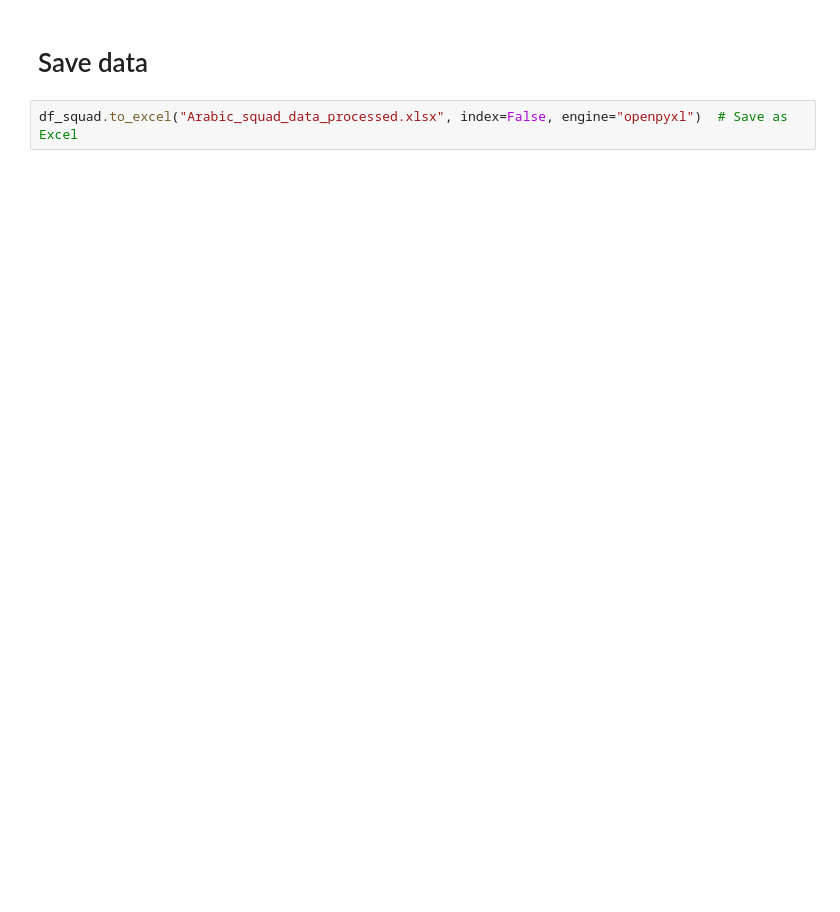
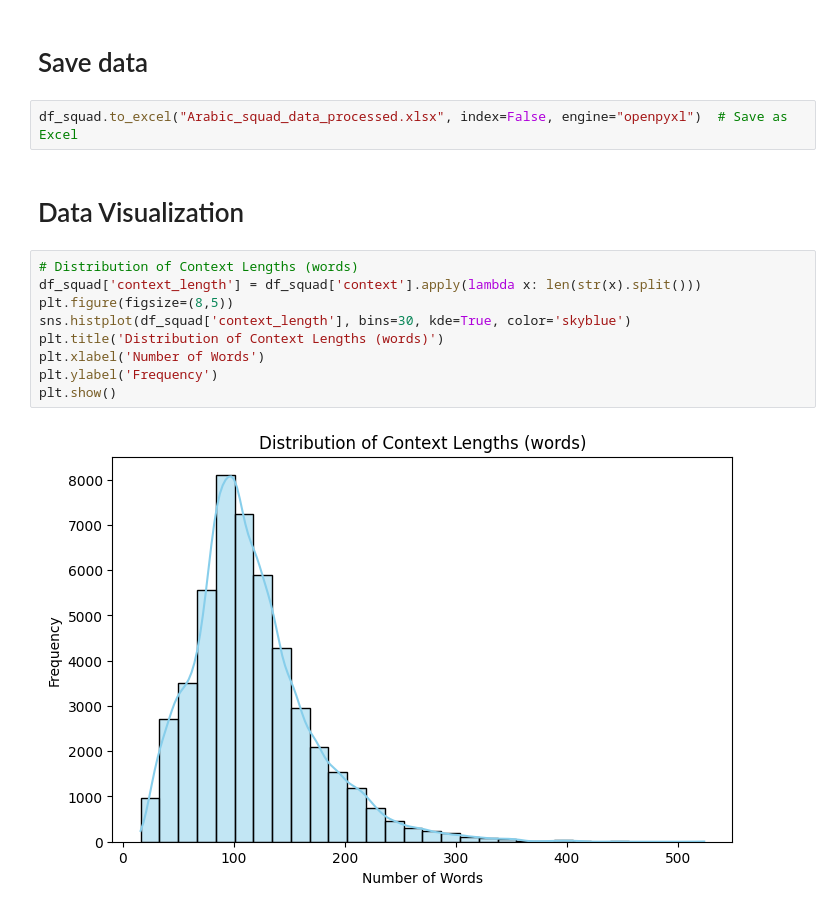
Before and after one commit to Mohammed2372/Arabic-Question-Generation, a Jupyter notebook: arabic-question-generation-preprocessing.ipynb, the cells around one changed output. Cells and saved outputs as stored; diff of their text form; blank space fills up the shorter version.

```diff
--- a/arabic-question-generation-preprocessing.ipynb
+++ b/arabic-question-generation-preprocessing.ipynb
@@ -440,3 +419,16 @@ df_squad.head()
 # Save data
 # %%
 df_squad.to_excel("Arabic_squad_data_processed.xlsx", index=False, engine="openpyxl")  # Save as Excel
+# %% [markdown]
+# Data Visualization
+# %%
+# Distribution of Context Lengths (words)
+df_squad['context_length'] = df_squad['context'].apply(lambda x: len(str(x).split()))
+plt.figure(figsize=(8,5))
+sns.histplot(df_squad['context_length'], bins=30, kde=True, color='skyblue')
+plt.title('Distribution of Context Lengths (words)')
+plt.xlabel('Number of Words')
+plt.ylabel('Frequency')
+plt.show()
+# %% [output]
+[figure, added]
```
Also changed, not shown: parts of 14 cells of this notebook, 1 other file.
